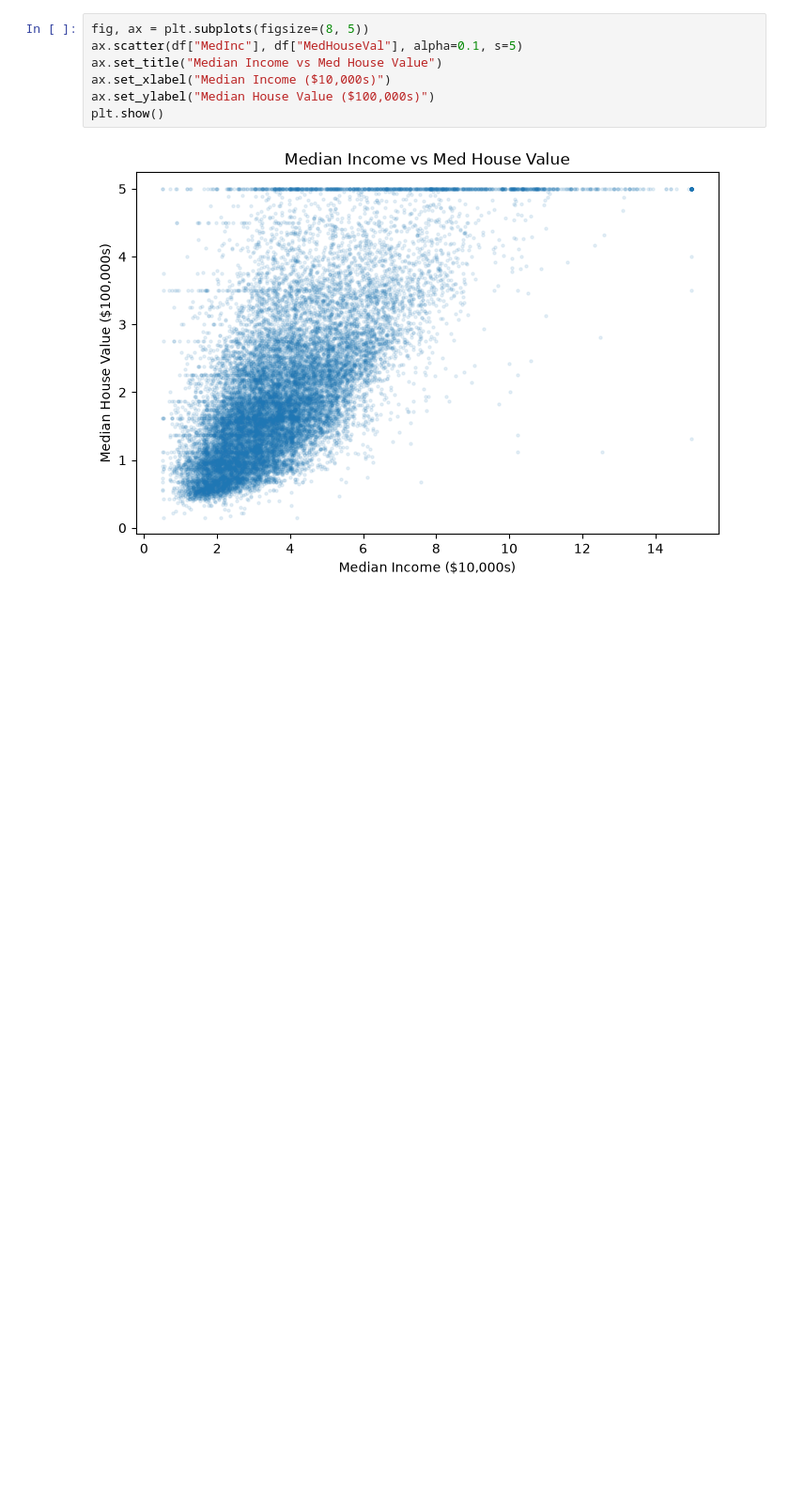
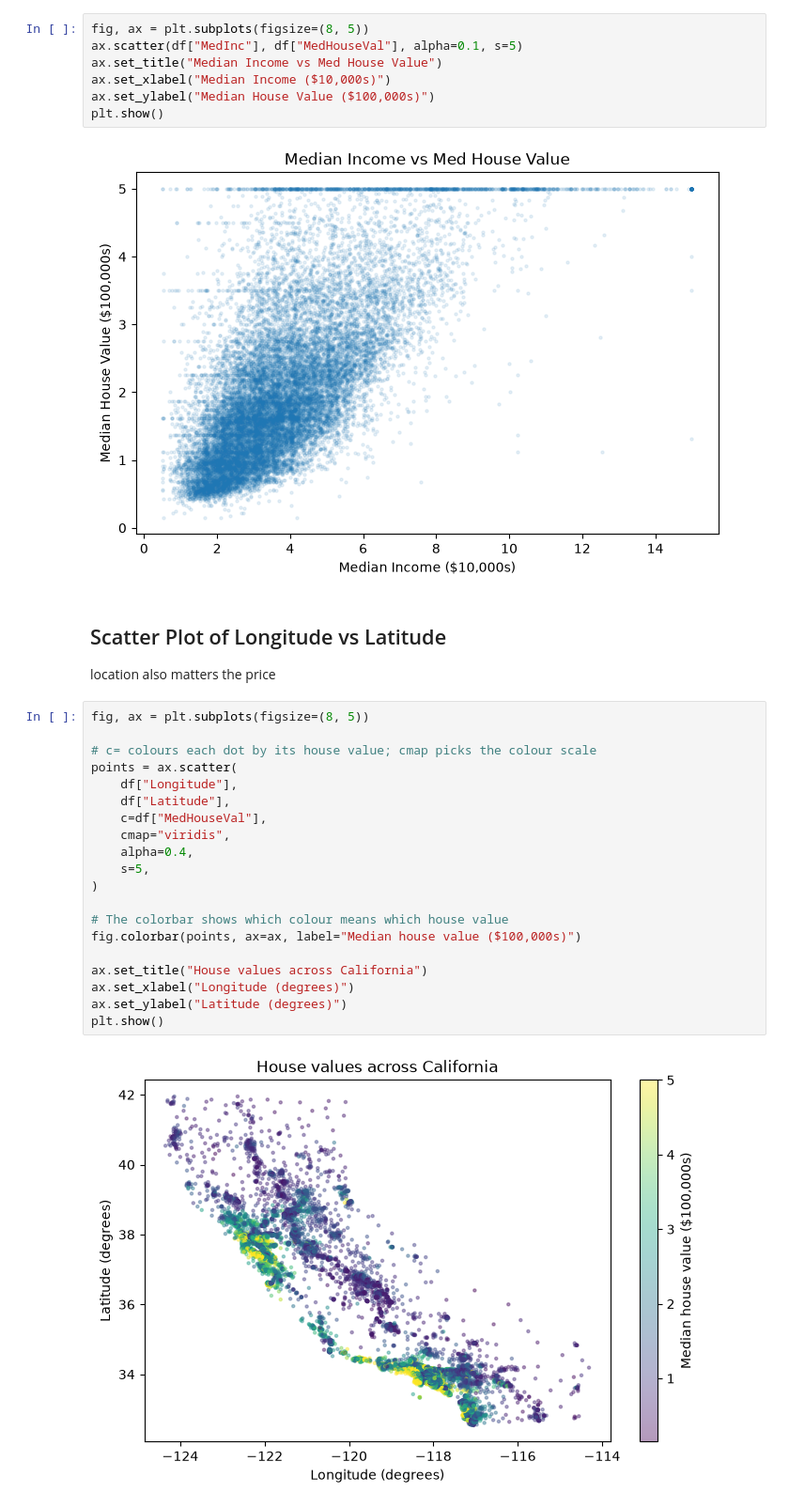
Before and after one commit to Sajoy2129/house-prices, a Jupyter notebook: explore.ipynb, the cells around one changed output. Shown at 94% size. Cells and saved outputs as stored; diff of their text form; blank space fills up the shorter version.

Commit message:
Add map of house values by location

```diff
--- a/explore.ipynb
+++ b/explore.ipynb
@@ -164,3 +164,28 @@ ax.set_ylabel("Median House Value ($100,000s)")
 plt.show()
 # %% [output]
 [figure]
+# %% [markdown]
+## Scatter Plot of Longitude vs Latitude
+location also matters the price
+# %%
+fig, ax = plt.subplots(figsize=(8, 5))
+
+# c= colours each dot by its house value; cmap picks the colour scale
+points = ax.scatter(
+    df["Longitude"],
+    df["Latitude"],
+    c=df["MedHouseVal"],
+    cmap="viridis",
+    alpha=0.4,
+    s=5,
+)
+
+# The colorbar shows which colour means which house value
+fig.colorbar(points, ax=ax, label="Median house value ($100,000s)")
+
+ax.set_title("House values across California")
+ax.set_xlabel("Longitude (degrees)")
+ax.set_ylabel("Latitude (degrees)")
+plt.show()
+# %% [output]
+[figure, added]
```
